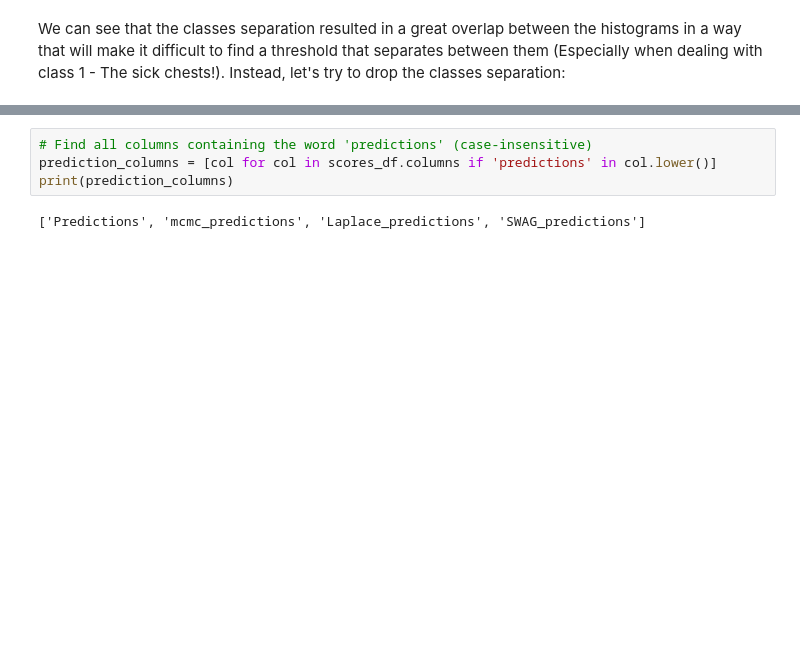
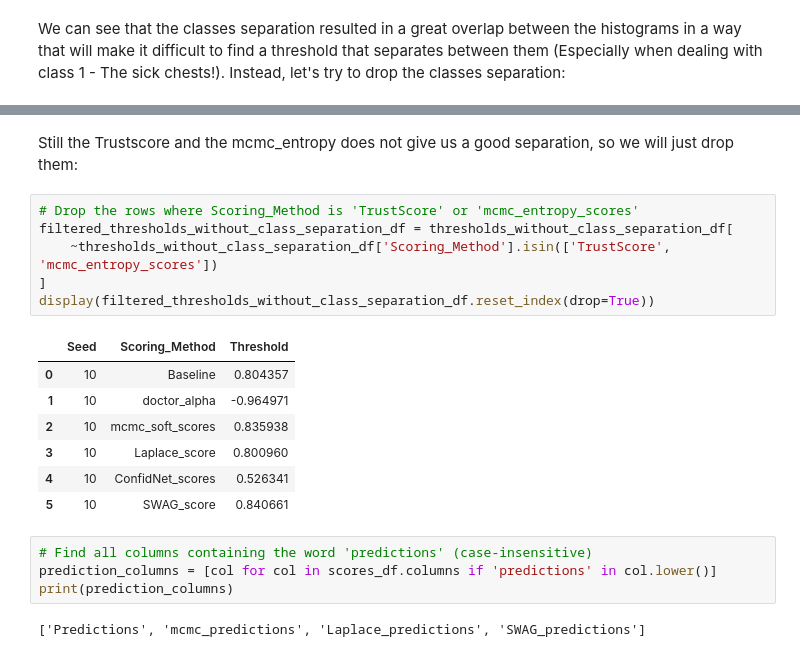
Before and after one commit to Barack-Samuni/failure_detection_benchmark, a Jupyter notebook: rejection_results_RSNA.ipynb, the cells around one changed output, grey strips where cells are left out. Saved outputs shown, nothing was run; the diff lists cells and outputs as text; blank space fills up the shorter version.

```diff
--- a/rejection_results_RSNA.ipynb
+++ b/rejection_results_RSNA.ipynb
@@ -138,3 +138,19 @@ display(thresholds_without_class_separation_df)
+# %% [markdown]
+Still the Trustscore and the mcmc_entropy does not give us a good separation, so we will just drop them:
+# %%
+# Drop the rows where Scoring_Method is 'TrustScore' or 'mcmc_entropy_scores'
+filtered_thresholds_without_class_separation_df = thresholds_without_class_separation_df[
+    ~thresholds_without_class_separation_df['Scoring_Method'].isin(['TrustScore', 'mcmc_entropy_scores'])
+]
+display(filtered_thresholds_without_class_separation_df.reset_index(drop=True))
+# %% [output]
+|  | Seed | Scoring_Method | Threshold |
+| 0 | 10 | Baseline | 0.804357 |
+| 1 | 10 | doctor_alpha | -0.964971 |
+| 2 | 10 | mcmc_soft_scores | 0.835938 |
+| 3 | 10 | Laplace_score | 0.800960 |
+| 4 | 10 | ConfidNet_scores | 0.526341 |
+| 5 | 10 | SWAG_score | 0.840661 |
 # %%
 # Find all columns containing the word 'predictions' (case-insensitive)
 prediction_columns = [col for col in scores_df.columns if 'predictions' in col.lower()]
```
Also changed, not shown: parts of 4 cells of this notebook, 2 other files.
